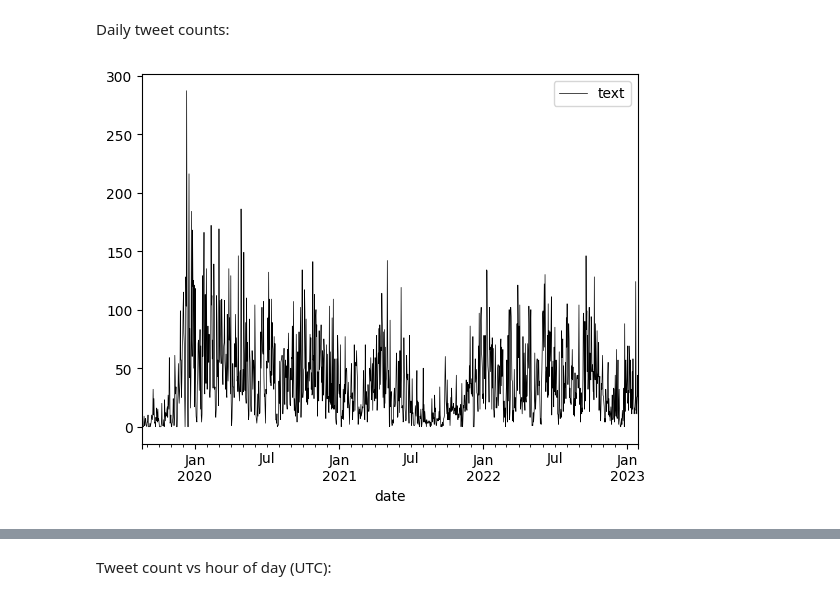
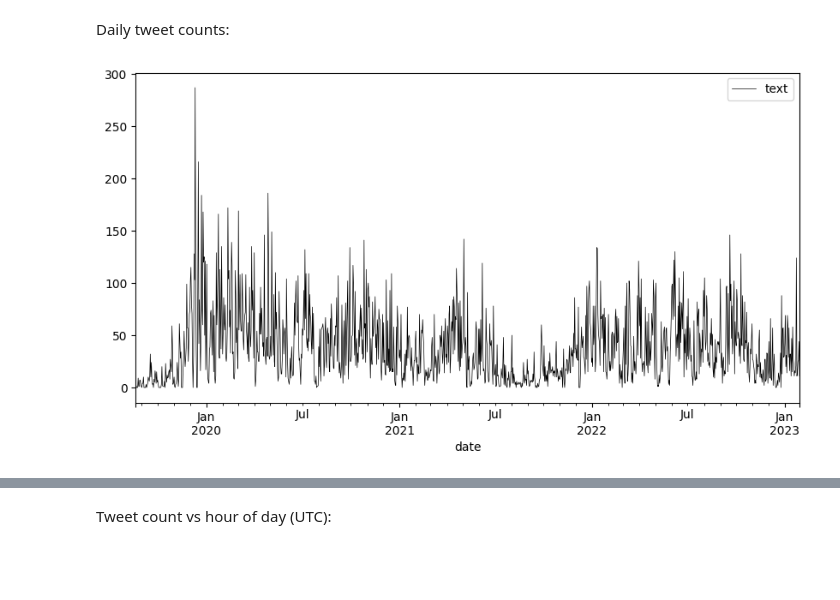
Before and after one commit to barancimen/rival-analysis, a Jupyter notebook: main.ipynb, the cells around one changed output, grey strips where cells are left out. Cells and saved outputs as stored; diff of their text form; code cells hidden in the pictures; blank space fills up the shorter version.

```diff
--- a/main.ipynb
+++ b/main.ipynb
@@ -14,6 +14,6 @@ tweets.run()
 # %% [markdown]
 Daily tweet counts:
 # %%
-tweets.data.groupby('date').count().resample('D').sum().plot(c = 'k', lw = .5);
+tweets.data.groupby('date').count().resample('D').sum().plot(c = 'k', lw = .5, figsize=(10,5));
 # %% [output]
-[figure, old version]
+[figure, new version]
```
Also changed, not shown: parts of 3 cells of this notebook, 2 other files.
